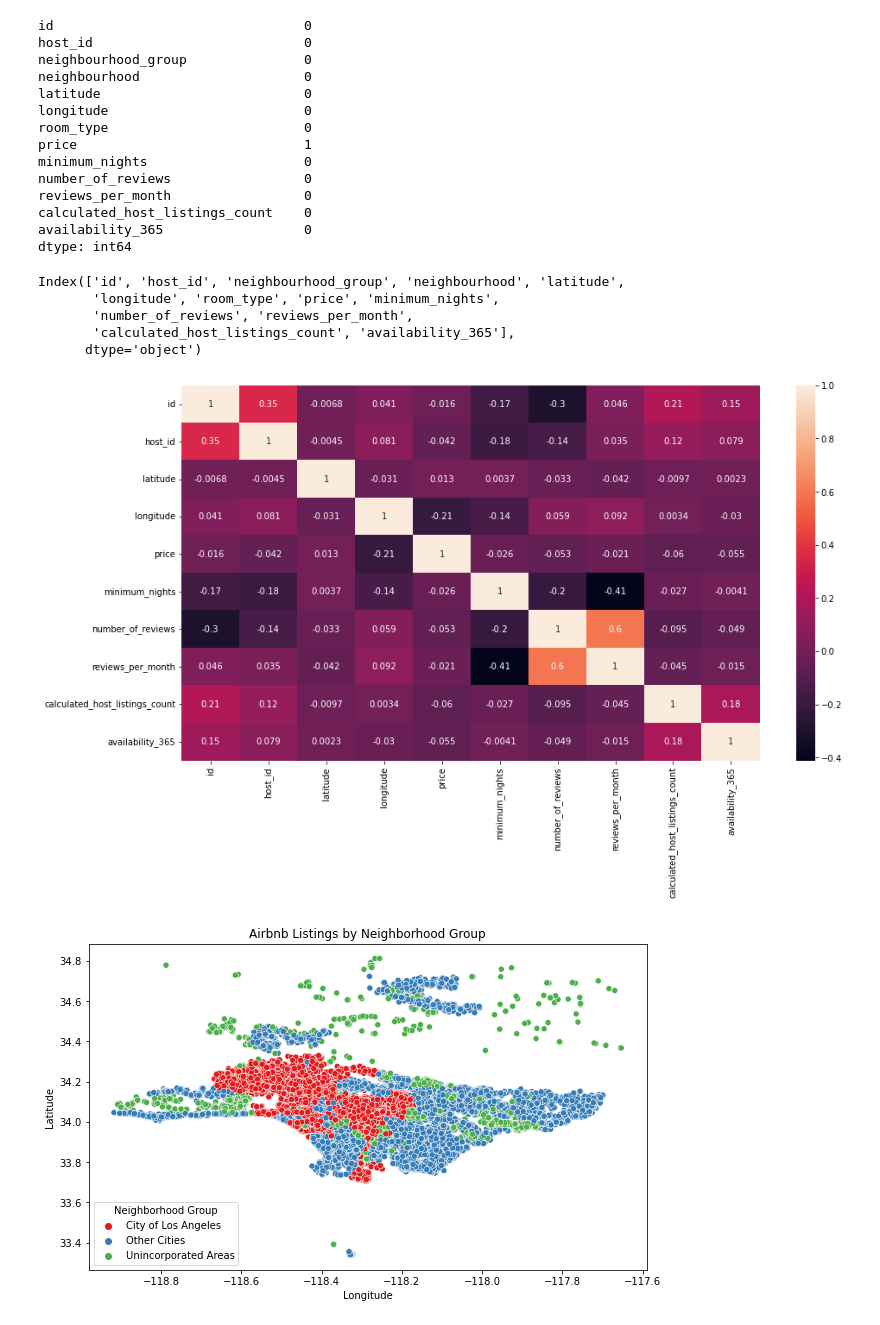
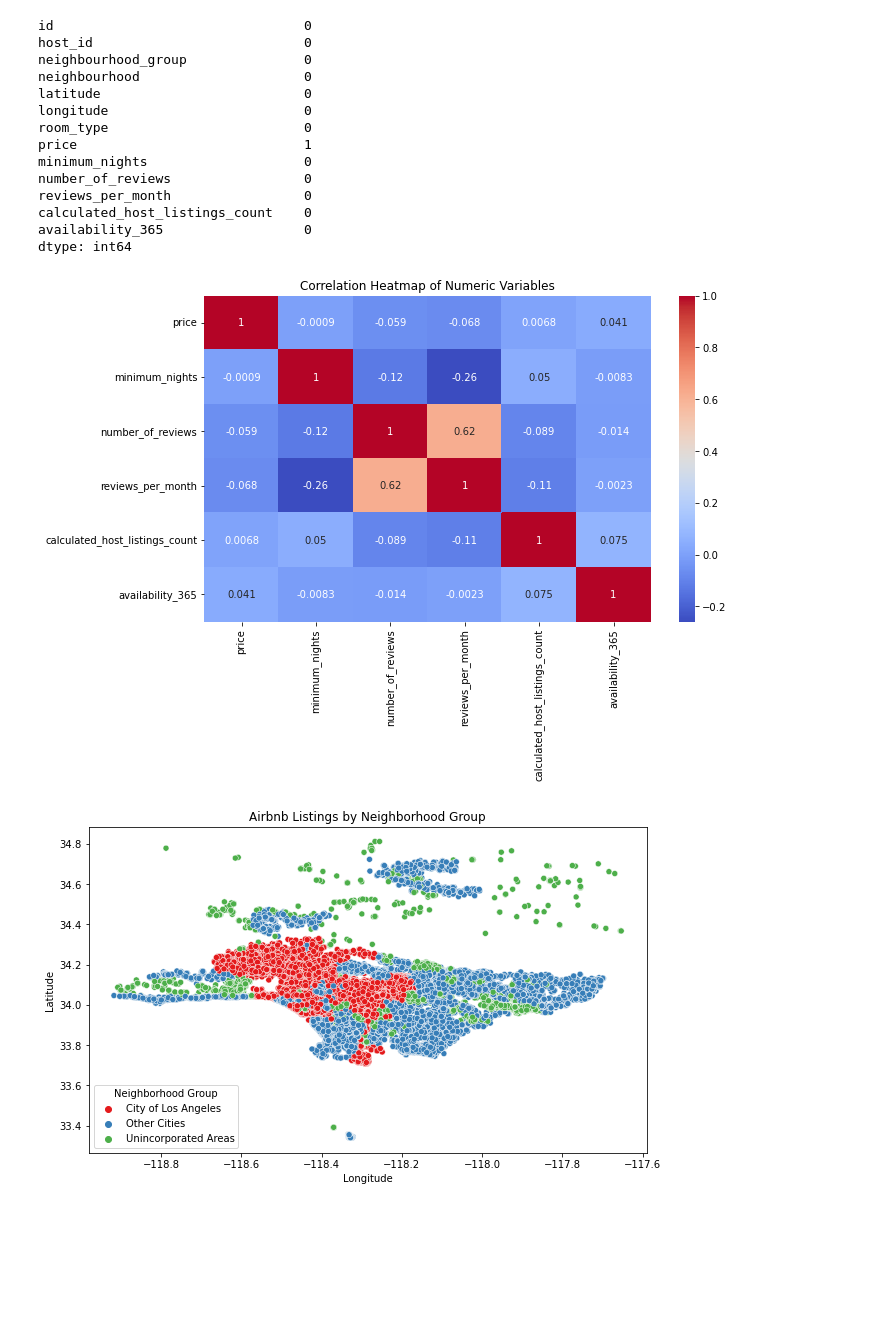
Before and after one commit to siddiq22/AirBnbLA, a Jupyter notebook: AirBnb.ipynb, the cells around one changed output. Saved outputs shown, nothing was run; the diff lists cells and outputs as text; code cells hidden in the pictures; blank space fills up the shorter version.

```diff
--- a/AirBnb.ipynb
+++ b/AirBnb.ipynb
@@ -139,18 +139,13 @@ reviews_per_month                 0
 calculated_host_listings_count    0
 availability_365                  0
 dtype: int64
-# %%
-corr = df.corr(method='kendall')
-plt.figure(figsize=(15,8))
-sns.heatmap(corr, annot=True)
-df.columns
-# %% [output]
-Index(['id', 'host_id', 'neighbourhood_group', 'neighbourhood', 'latitude',
-       'longitude', 'room_type', 'price', 'minimum_nights',
-       'number_of_reviews', 'reviews_per_month',
-       'calculated_host_listings_count', 'availability_365'],
-      dtype='object')
-[figure, removed]
+# %%
+plt.figure(figsize=(10,6))
+sns.heatmap(df[['price', 'minimum_nights', 'number_of_reviews', 'reviews_per_month', 'calculated_host_listings_count', 'availability_365']].corr(), annot=True, cmap='coolwarm')
+plt.title('Correlation Heatmap of Numeric Variables')
+plt.show()
+# %% [output]
+[figure, added]
 # %%
 plt.figure(figsize=(10,6))
 sns.scatterplot(x='longitude', y='latitude', hue='neighbourhood_group', data=df, palette='Set1')
```
Also changed, not shown: parts of 12 cells of this notebook.
